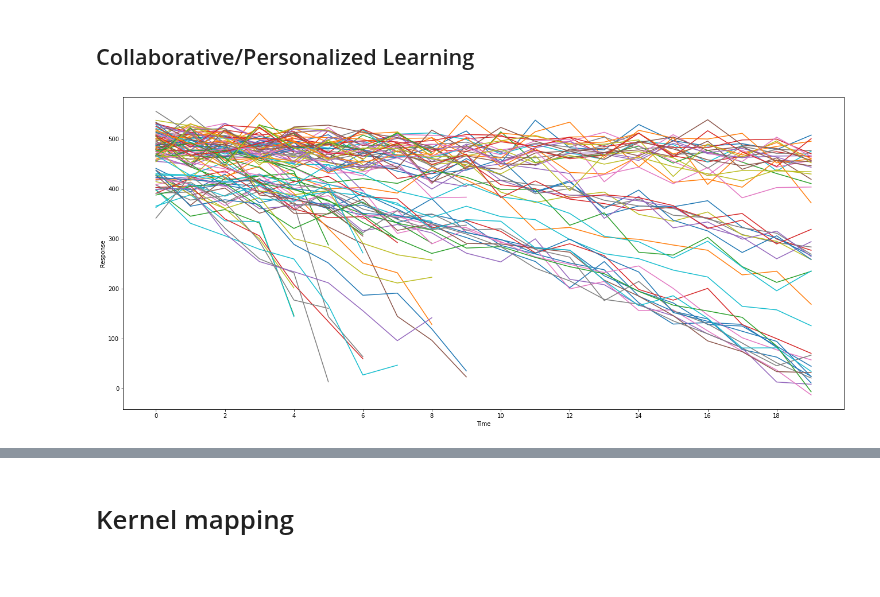
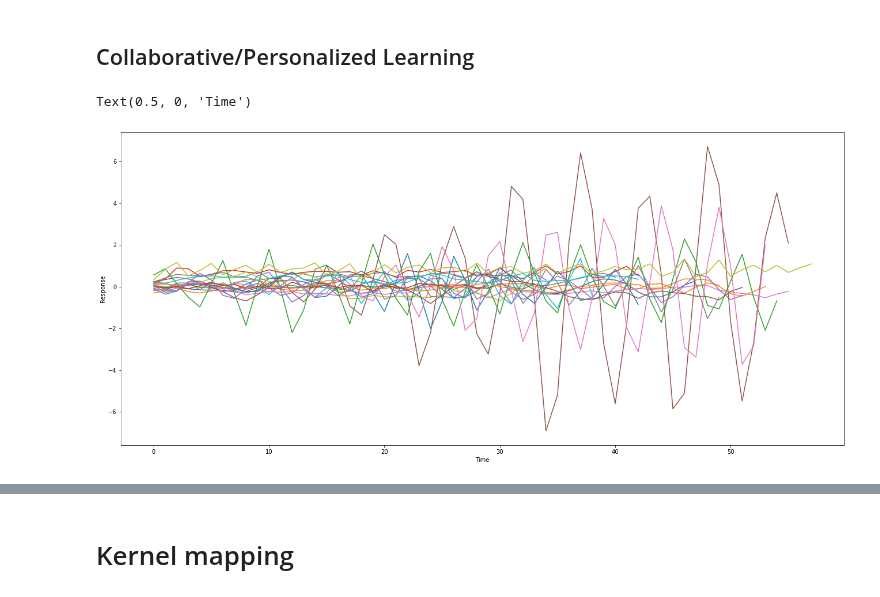
Before and after one commit to cjfelixx/machine-learning-graduate-research, a Jupyter notebook: PersonalizedLearning/personalizedLearning-2022.ipynb, the cells around one changed output, grey strips where cells are left out. Drawn from its saved outputs; the diff is of its cells as text; code cells hidden in the pictures.

```diff
--- a/PersonalizedLearning/personalizedLearning-2022.ipynb
+++ b/PersonalizedLearning/personalizedLearning-2022.ipynb
@@ -30,17 +30,23 @@ from scipy.sparse import spdiags
 
 from PL_functions import W_norm
 # %%
-def load_kuh(num_data):
+def load_kuh(num_data,coeff):
+    '''
+    N: Number Distributed Systems
+    coeff: array of coefficients
+    '''
 
+#     v = 0.1*np.random.normal(0,1,num_data+2)
     d_true =[0.1 , 0.1]
     d = [d_true[0], d_true[1]]
 
     # Grab new data
-    new_d_true = lambda x: x.append((0.8 - 0.5 * np.exp(-(x[-1]**2)))*x[-1] - (0.3 + 0.9*np.exp(-(x[-1]**2)))*x[-2] + 0.1*np.sin(np.pi*x[-1]))
-    new_d = lambda x: x.append((0.8 - 0.5 * np.exp(-(x[-1]**2)))*x[-1] - (0.3 + 0.9*np.exp(-(x[-1]**2)))*x[-2] + 0.1*np.sin(np.pi*x[-1]) + np.random.normal(0.0,0.1))
+    new_d_true = lambda x: x.append((coeff[0] - coeff[1] * np.exp(-(x[-1]**2)))*x[-1] - (coeff[2] + coeff[4]*np.exp(-(x[-1]**2)))*x[-2] + coeff[5]*np.sin(np.pi*x[-1]))
+    new_d = lambda x: x.append((coeff[0]- coeff[1] * np.exp(-(x[-1]**2)))*x[-1] - (coeff[2] + coeff[4]*np.exp(-(x[-1]**2)))*x[-2] + coeff[5]*np.sin(np.pi*x[-1]) + np.random.normal(0.0,0.1))
     for i in range(2,num_data+2):
         new_d_true(d_true)
         new_d(d)
+#         d.append(d_true[-1] + v[i])
     u = np.hstack((np.array(d[0:num_data]).reshape(num_data,1),np.array(d[1:num_data+1]).reshape(num_data,1)))
 
     d_true = d_true[2::]
@@ -62,10 +54,0 @@ testY = data['testY'][0]
-# %%
-plt.figure(figsize=(7.5*3, 10))
-for i in range(100):
-    plt.plot(range(len(trainY[i].T)),trainY[i].T)
-plt.xticks(range(0,20,2))
-plt.ylabel("Response")
-plt.xlabel("Time")
-plt.savefig(main_path + '/results/pl/enginedata.png',format='png',bbox_inches='tight')
-# %% [output]
-[figure, removed]
@@ -72,3 +68,13 @@ plt.savefig(main_path + '/results/pl/enginedata.png',format='png',bbox_inches='t
+# %%
+plt.figure(figsize=(7.5*3, 10))
+for n in range(N):
+    plt.plot(trainY[n].T)
+plt.ylabel("Response")
+plt.xlabel("Time")
+# plt.savefig(main_path + '/results/wcci/trainingdata.png',format='png',bbox_inches='tight')
+# %% [output]
+Text(0.5, 0, 'Time')
+[figure, added]
 # %%
 # p,N = W.shape
 # B0 = B @ W
```
Also changed, not shown: parts of 7 cells of this notebook, 4 other files.
